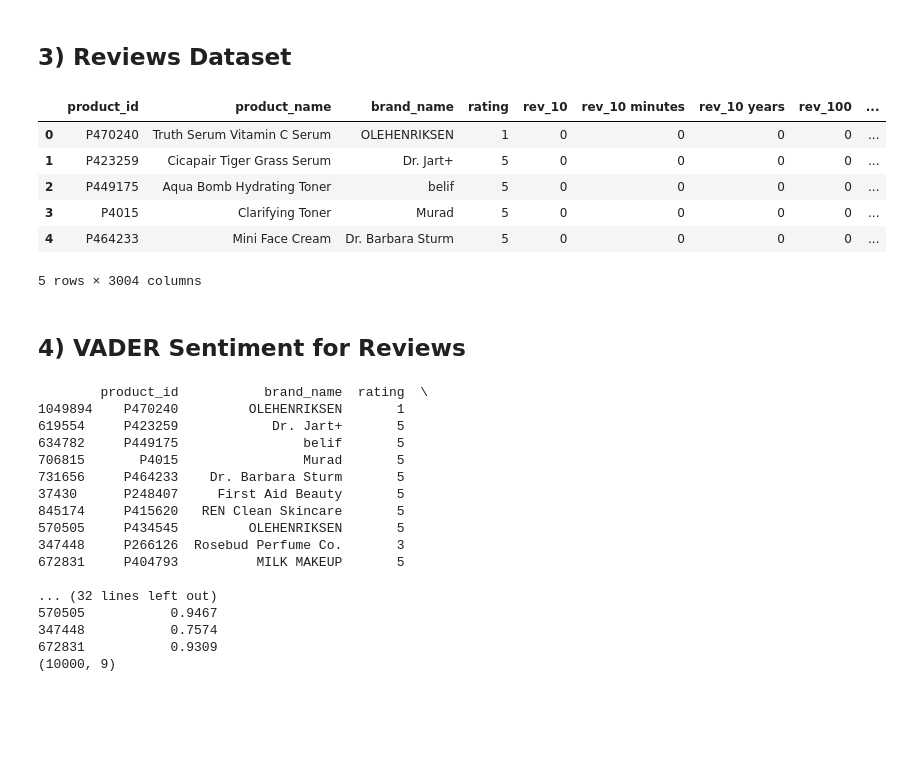
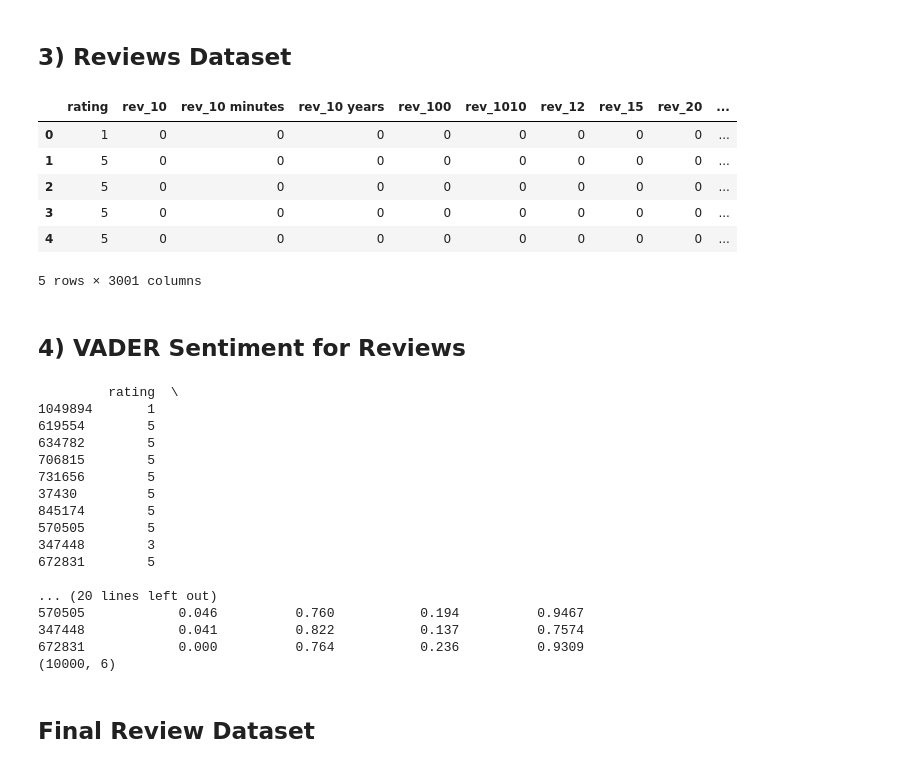
Before and after one commit to xuany823/ads508-FinalProject-Team1, a Jupyter notebook: Data Transformation and Engineering.ipynb, the cells around one changed output. Cells and saved outputs as stored; diff of their text form; code cells hidden in the pictures; blank space fills up the shorter version.

Commit message:
fixed sentiment and added to dataset

```diff
--- a/Data Transformation and Engineering.ipynb
+++ b/Data Transformation and Engineering.ipynb
@@ -751,46 +753,44 @@ df_reviews_sample['review_text_clean'] = (
 # %%
 # TF-IDF on review_text_only
 vectorizer_reviews = TfidfVectorizer(
     max_features=3000,
     min_df=5,
     max_df=0.8,
     ngram_range=(1, 2)
 )
 
 X_reviews = vectorizer_reviews.fit_transform(df_reviews_sample['review_text_clean'])
 review_features = vectorizer_reviews.get_feature_names_out()
 
 reviews_tfidf_df = pd.DataFrame.sparse.from_spmatrix(
     X_reviews,
     columns=[f"rev_{col}" for col in review_features],
     index=df_reviews_sample.index
 )
 
 # keep identifiers
 reviews_tfidf_df = pd.concat(
     [
-        df_reviews_sample[['product_id', 'product_name', 'brand_name', 'rating']].reset_index(drop=True),
+        df_reviews_sample[['rating']].reset_index(drop=True),
         reviews_tfidf_df.reset_index(drop=True)
     ],
     axis=1
 )
 
 reviews_tfidf_df.head()
 # %% [output]
-|  | product_id | product_name | brand_name | rating | rev_10 | rev_10 minutes | rev_10 years | rev_100 | ... |
-| 0 | P470240 | Truth Serum Vitamin C Serum | OLEHENRIKSEN | 1 | 0 | 0 | 0 | 0 | ... |
-| 1 | P423259 | Cicapair Tiger Grass Serum | Dr. Jart+ | 5 | 0 | 0 | 0 | 0 | ... |
-| 2 | P449175 | Aqua Bomb Hydrating Toner | belif | 5 | 0 | 0 | 0 | 0 | ... |
-| 3 | P4015 | Clarifying Toner | Murad | 5 | 0 | 0 | 0 | 0 | ... |
-| 4 | P464233 | Mini Face Cream | Dr. Barbara Sturm | 5 | 0 | 0 | 0 | 0 | ... |
+|  | rating | rev_10 | rev_10 minutes | rev_10 years | rev_100 | rev_1010 | rev_12 | rev_15 | rev_20 | ... |
+| 0 | 1 | 0 | 0 | 0 | 0 | 0 | 0 | 0 | 0 | ... |
+| 1 | 5 | 0 | 0 | 0 | 0 | 0 | 0 | 0 | 0 | ... |
+| 2 | 5 | 0 | 0 | 0 | 0 | 0 | 0 | 0 | 0 | ... |
+| 3 | 5 | 0 | 0 | 0 | 0 | 0 | 0 | 0 | 0 | ... |
+| 4 | 5 | 0 | 0 | 0 | 0 | 0 | 0 | 0 | 0 | ... |
-5 rows × 3004 columns
+5 rows × 3001 columns
 # %% [markdown]
 ## 4) VADER Sentiment for Reviews
 # %%
-from vaderSentiment.vaderSentiment import SentimentIntensityAnalyzer
-
 df_reviews_sample = df_reviews_sample[
-    ['product_id', 'brand_name', 'rating', 'review_text']
+    ['rating', 'review_text']
 ]
 
 analyzer = SentimentIntensityAnalyzer()
@@ -800,7 +800,6 @@ def get_vader_scores(text):
 
     if not text:
         return pd.Series({
-            'sentiment': None,
             'negative_score': None,
             'neutral_score': None,
             'positive_score': None,
@@ -809,15 +808,7 @@ def get_vader_scores(text):
 
     scores = analyzer.polarity_scores(text)
 
-    if scores['compound'] >= 0.05:
-        sentiment = 'POSITIVE'
-    elif scores['compound'] <= -0.05:
-        sentiment = 'NEGATIVE'
-    else:
-        sentiment = 'NEUTRAL'
-
     return pd.Series({
-        'sentiment': sentiment,
         'negative_score': scores['neg'],
         'neutral_score': scores['neu'],
         'positive_score': scores['pos'],
@@ -835,22 +826,24 @@ pd.set_option('display.max_colwidth', None)
 print(df_reviews_vader.head(10))
 print(df_reviews_vader.shape)
 # %% [output]
-        product_id           brand_name  rating  \
-1049894    P470240         OLEHENRIKSEN       1
-619554     P423259            Dr. Jart+       5
-634782     P449175                belif       5
-706815       P4015                Murad       5
-731656     P464233    Dr. Barbara Sturm       5
-37430      P248407     First Aid Beauty       5
-845174     P415620   REN Clean Skincare       5
-570505     P434545         OLEHENRIKSEN       5
-347448     P266126  Rosebud Perfume Co.       3
-672831     P404793          MILK MAKEUP       5
+         rating  \
+1049894       1
+619554        5
+634782        5
+706815        5
+731656        5
+37430         5
+845174        5
+570505        5
+347448        3
+672831        5
 
-... (32 lines left out)
-570505           0.9467
-347448           0.7574
-672831           0.9309
-(10000, 9)
+... (20 lines left out)
+570505            0.046          0.760           0.194          0.9467
+347448            0.041          0.822           0.137          0.7574
+672831            0.000          0.764           0.236          0.9309
+(10000, 6)
+# %% [markdown]
+## Final Review Dataset
 # %%
 sentiment_df = df_reviews_vader[
```
Also changed, not shown: parts of 11 cells of this notebook.
